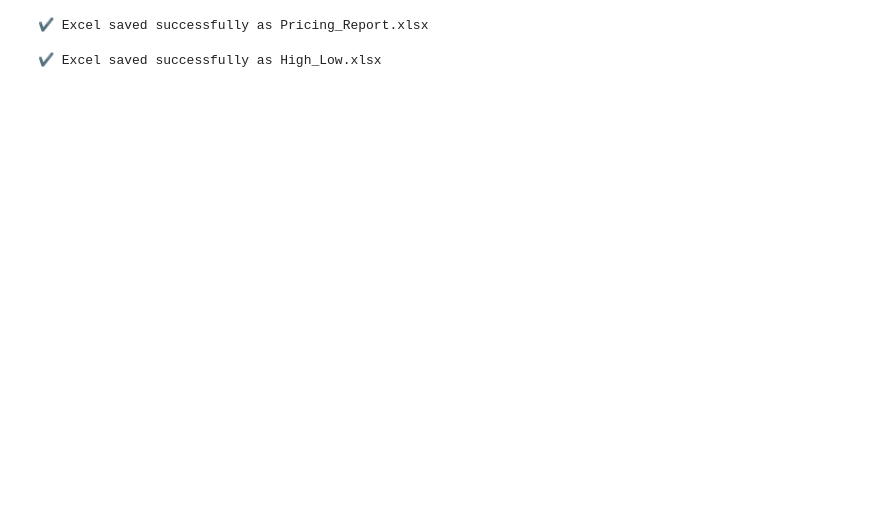
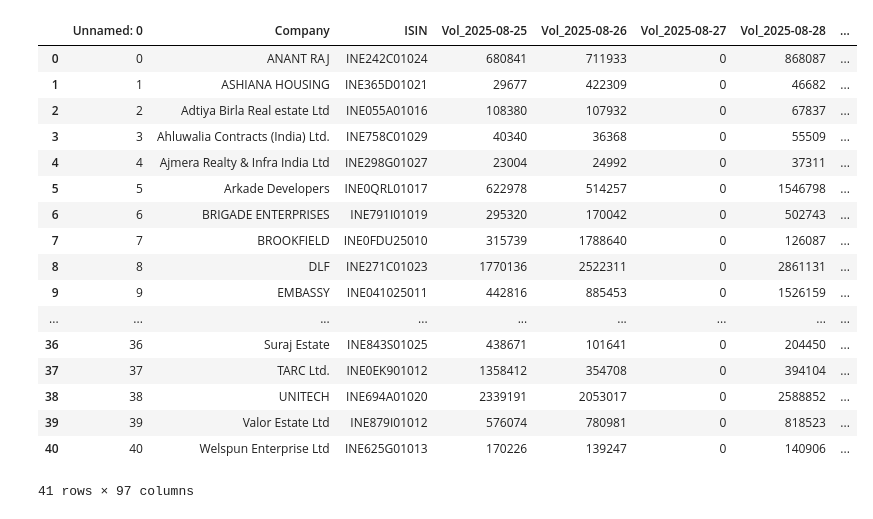
Before and after one commit to IHSIRVP/Stock_Pricing_Monitoring_IR, a Jupyter notebook: Untitled-1.ipynb, the cells around one changed output. Drawn from its saved outputs; the diff is of its cells as text; code cells hidden in the pictures; blank space fills up the shorter version.

```diff
--- a/Untitled-1.ipynb
+++ b/Untitled-1.ipynb
@@ -334,11 +990,22 @@ def export_styled_excel(df, filename="High_Low.xlsx"):
 # %%
-df = pd.read_csv('Final_Data_Frame_Except_3month_Average.csv')
-highl = pd.read_csv('/Users/rishivijaywargiya/CF_DB/52_High_Low.csv')
+new_df_ = pd.read_csv('/Users/rishivijaywargiya/CF_DB/Combined_Volume_Panel.csv')
+new_df_
+# %% [output]
+|  | Unnamed: 0 | Company | ISIN | Vol_2025-08-25 | Vol_2025-08-26 | Vol_2025-08-27 | Vol_2025-08-28 | ... |
+| 0 | 0 | ANANT RAJ | INE242C01024 | 680841 | 711933 | 0 | 868087 | ... |
+| 1 | 1 | ASHIANA HOUSING | INE365D01021 | 29677 | 422309 | 0 | 46682 | ... |
+| 2 | 2 | Adtiya Birla Real estate Ltd | INE055A01016 | 108380 | 107932 | 0 | 67837 | ... |
+| 3 | 3 | Ahluwalia Contracts (India) Ltd. | INE758C01029 | 40340 | 36368 | 0 | 55509 | ... |
+| 4 | 4 | Ajmera Realty & Infra India Ltd | INE298G01027 | 23004 | 24992 | 0 | 37311 | ... |
+| 5 | 5 | Arkade Developers | INE0QRL01017 | 622978 | 514257 | 0 | 1546798 | ... |
+| 6 | 6 | BRIGADE ENTERPRISES | INE791I01019 | 295320 | 170042 | 0 | 502743 | ... |
+| 7 | 7 | BROOKFIELD | INE0FDU25010 | 315739 | 1788640 | 0 | 126087 | ... |
+| 8 | 8 | DLF | INE271C01023 | 1770136 | 2522311 | 0 | 2861131 | ... |
+| 9 | 9 | EMBASSY | INE041025011 | 442816 | 885453 | 0 | 1526159 | ... |
+| ... | ... | ... | ... | ... | ... | ... | ... | ... |
+| 36 | 36 | Suraj Estate | INE843S01025 | 438671 | 101641 | 0 | 204450 | ... |
+| 37 | 37 | TARC Ltd. | INE0EK901012 | 1358412 | 354708 | 0 | 394104 | ... |
+| 38 | 38 | UNITECH | INE694A01020 | 2339191 | 2053017 | 0 | 2588852 | ... |
+| 39 | 39 | Valor Estate Ltd | INE879I01012 | 576074 | 780981 | 0 | 818523 | ... |
+| 40 | 40 | Welspun Enterprise Ltd | INE625G01013 | 170226 | 139247 | 0 | 140906 | ... |
+41 rows × 97 columns
-# %%
-export_styled_excel(df)
-# %% [output]
-✔ Excel saved successfully as Pricing_Report.xlsx
-# %%
-export_styled_excel(highl)
-# %% [output]
-✔ Excel saved successfully as High_Low.xlsx
```
Also changed, not shown: parts of 29 cells of this notebook, 15 other files.
